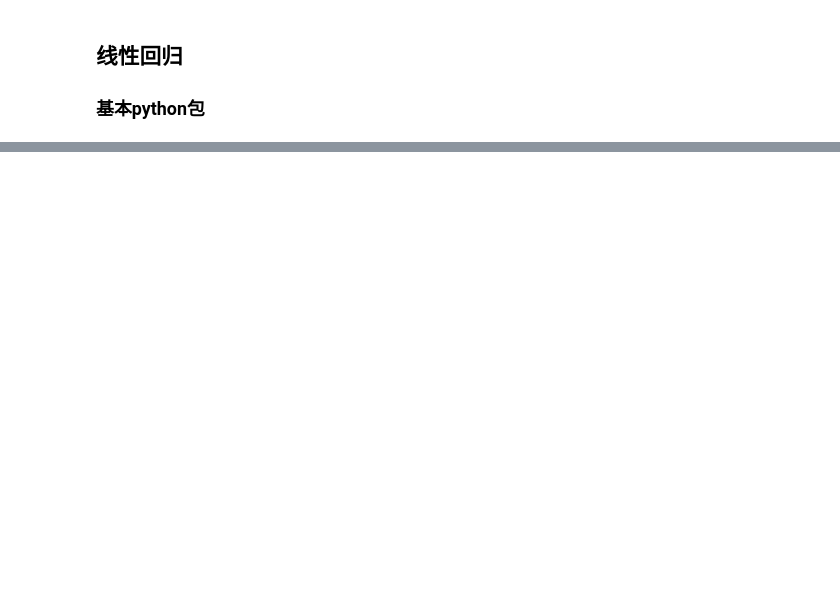
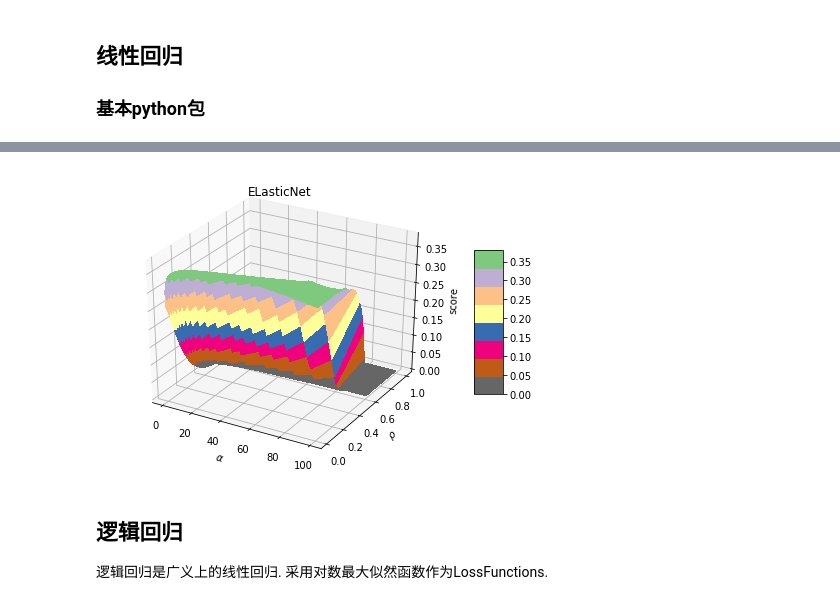
Before and after one commit to sycophant-stone/ml_dl_book_notes, a Jupyter notebook: chapter1_linearRegression.ipynb, the cells around one changed output, grey strips where cells are left out. Saved outputs shown, nothing was run; the diff lists cells and outputs as text; code cells hidden in the pictures; blank space fills up the shorter version.

```diff
--- a/chapter1_linearRegression.ipynb
+++ b/chapter1_linearRegression.ipynb
@@ -28,0 +121,33 @@ Score:  0
+# %%
+def test_ElasticNet(*data):
+    X_train,X_test,y_train,y_test=data
+    alphas=np.logspace(-2,2)
+    #print(alphas)
+    rhos=np.linspace(0.01,1)
+    scores=[]
+    for alpha in alphas:
+        for rho in rhos:
+            regr = linear_model.ElasticNet(alpha=alpha,l1_ratio=rho)
+            regr.fit(X_train,y_train)
+            scores.append(regr.score(X_test,y_test))
+    alphas,rhos=np.meshgrid(alphas,rhos)
+    scores=np.array(scores).reshape(alphas.shape)
+    fig=plt.figure()
+    ax = Axes3D(fig)
+    # cmap=cm.*** 这个负责图片显示风格,包括颜色不限于颜色.
+    surf=ax.plot_surface(alphas,rhos,scores,rstride=1,cstride=1,cmap=cm.Accent_r,linewidth=0,antialiased=False)
+    fig.colorbar(surf,shrink=0.5,aspect=5)
+    ax.set_xlabel(r"$\alpha$")
+    ax.set_ylabel(r"$\rho$")
+    ax.set_zlabel("score")
+    ax.set_title("ELasticNet")
+    plt.show()
+# %%
+test_ElasticNet(X_train,X_test,y_train,y_test)
+# %% [output]
+[figure, added]
+# %% [markdown]
+## 逻辑回归
+
+逻辑回归是广义上的线性回归.
+采用对数最大似然函数作为LossFunctions.
```
Also changed, not shown: parts of 23 cells of this notebook.
